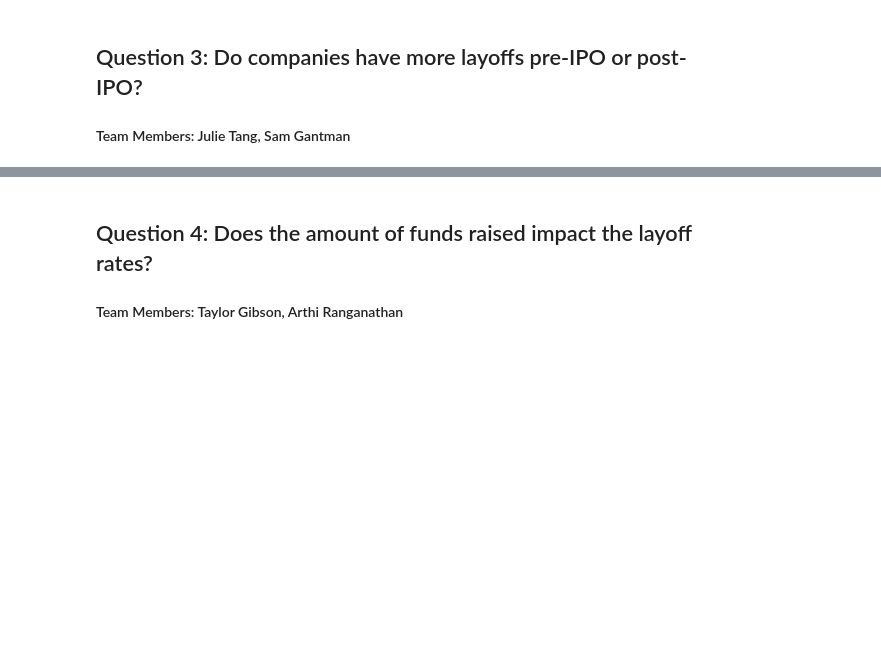
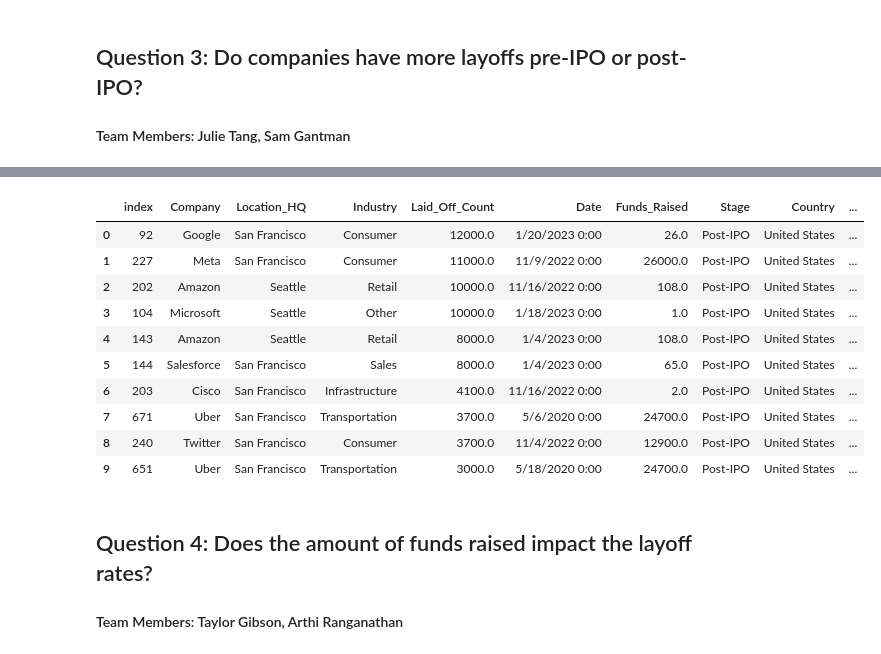
Before and after one commit to sjg42/Project_1_Team_B, a Jupyter notebook: LayoffPy/LayoffPy.ipynb, the cells around one changed output, grey strips where cells are left out. Cells and saved outputs as stored; diff of their text form; code cells hidden in the pictures; blank space fills up the shorter version.

```diff
--- a/LayoffPy/LayoffPy.ipynb
+++ b/LayoffPy/LayoffPy.ipynb
@@ -46,3 +119,22 @@ US_layoff_DF
+# %%
+#Look at Post-IPO companies
+Post_IPO_companies = Pre_Post_data.loc[Pre_Post_data["Stage"]=="Post-IPO"] #& "2023" in Pre_Post_data["Date"]]
+sorted_post_ipo_companies=Post_IPO_companies.sort_values("Laid_Off_Count",ascending=False).reset_index()
+top10 = sorted_post_ipo_companies.iloc[0:10,:]
+top10
+#plt.barh(top10["Company"], width=top10["Laid_Off_Count"])
+# %% [output]
+|  | index | Company | Location_HQ | Industry | Laid_Off_Count | Date | Funds_Raised | Stage | Country | ... |
+| 0 | 92 | Google | San Francisco | Consumer | 12000.0 | 1/20/2023 0:00 | 26.0 | Post-IPO | United States | ... |
+| 1 | 227 | Meta | San Francisco | Consumer | 11000.0 | 11/9/2022 0:00 | 26000.0 | Post-IPO | United States | ... |
+| 2 | 202 | Amazon | Seattle | Retail | 10000.0 | 11/16/2022 0:00 | 108.0 | Post-IPO | United States | ... |
+| 3 | 104 | Microsoft | Seattle | Other | 10000.0 | 1/18/2023 0:00 | 1.0 | Post-IPO | United States | ... |
+| 4 | 143 | Amazon | Seattle | Retail | 8000.0 | 1/4/2023 0:00 | 108.0 | Post-IPO | United States | ... |
+| 5 | 144 | Salesforce | San Francisco | Sales | 8000.0 | 1/4/2023 0:00 | 65.0 | Post-IPO | United States | ... |
+| 6 | 203 | Cisco | San Francisco | Infrastructure | 4100.0 | 11/16/2022 0:00 | 2.0 | Post-IPO | United States | ... |
+| 7 | 671 | Uber | San Francisco | Transportation | 3700.0 | 5/6/2020 0:00 | 24700.0 | Post-IPO | United States | ... |
+| 8 | 240 | Twitter | San Francisco | Consumer | 3700.0 | 11/4/2022 0:00 | 12900.0 | Post-IPO | United States | ... |
+| 9 | 651 | Uber | San Francisco | Transportation | 3000.0 | 5/18/2020 0:00 | 24700.0 | Post-IPO | United States | ... |
 # %% [markdown]
 ## Question 4: Does the amount of funds raised impact the layoff rates?
 #### Team Members: Taylor Gibson, Arthi Ranganathan
```
Also changed, not shown: parts of 4 cells of this notebook, 1 other file.
